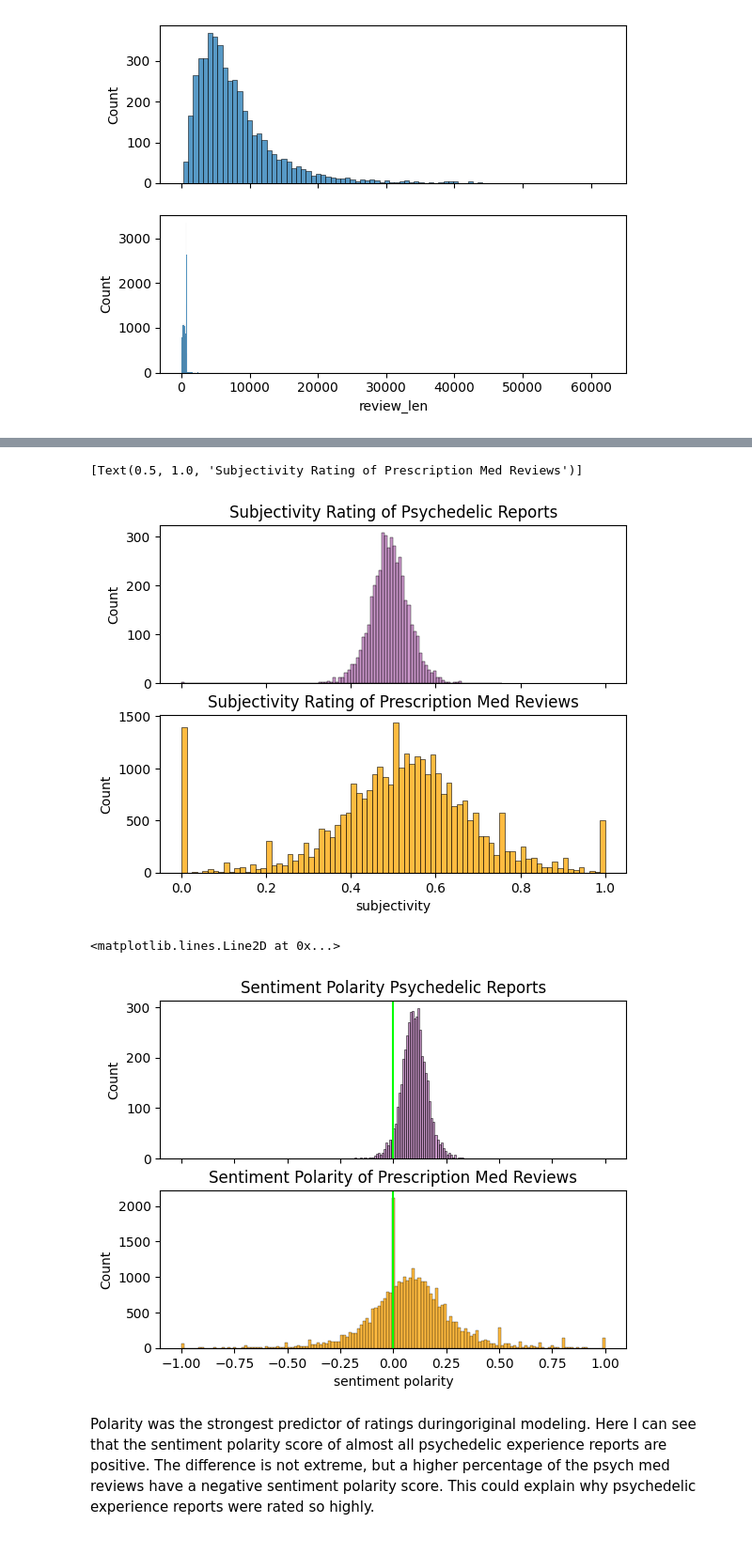
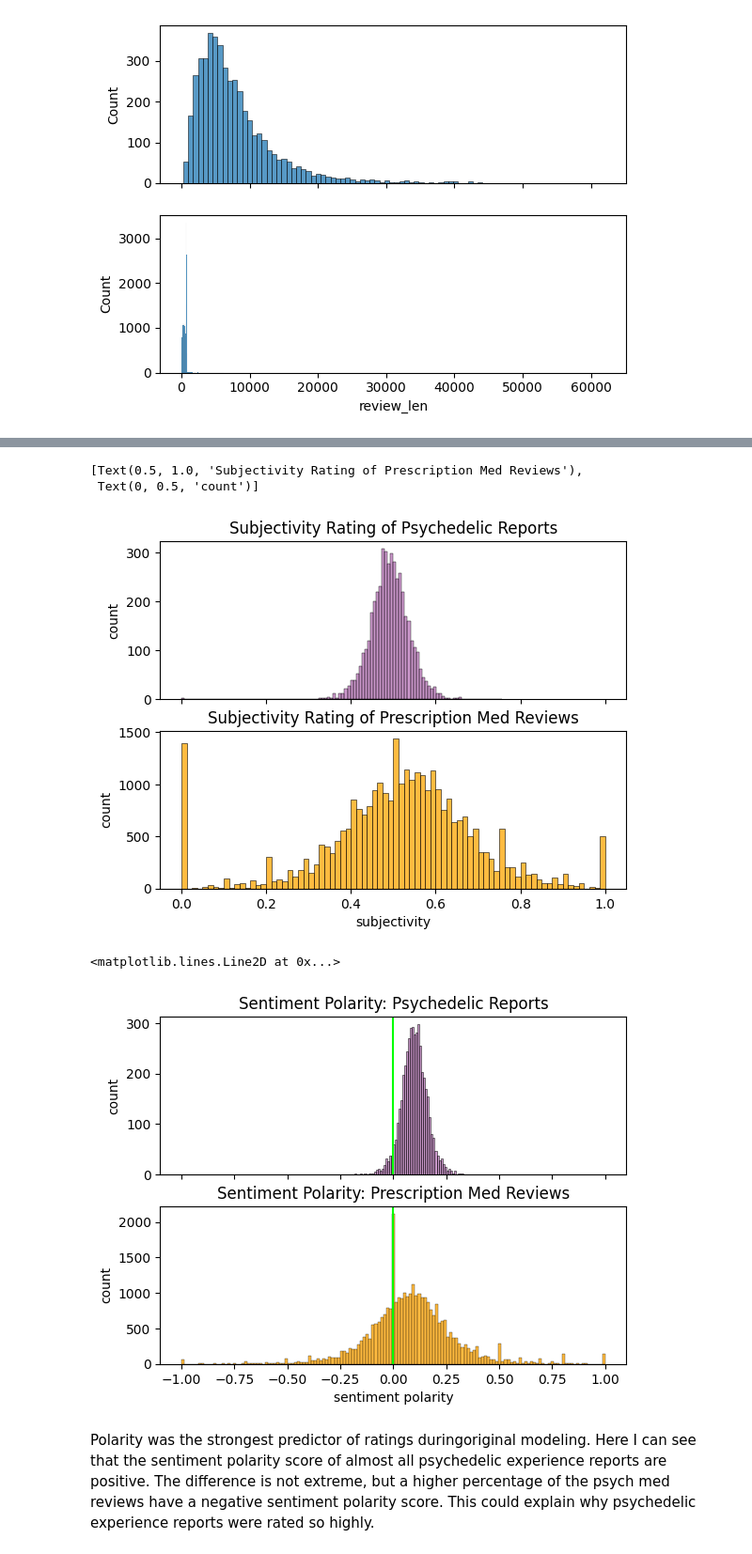
Before and after one commit to fractaldatalearning/psychedelic_efficacy, a Jupyter notebook: notebooks/10-kl-reports-engineer-ratings.ipynb, the cells around one changed output, grey strips where cells are left out. Shown at 94% size. Cells and saved outputs as stored; diff of their text form; code cells hidden in the pictures.

```diff
--- a/notebooks/10-kl-reports-engineer-ratings.ipynb
+++ b/notebooks/10-kl-reports-engineer-ratings.ipynb
@@ -580,27 +585,29 @@ sns.histplot(data=studies_df[studies_df.complexity<20]['complexity'], ax=axes[1]
 fig, axes = plt.subplots(nrows=2, ncols=1, sharex=True)
 
 sns.histplot(data=psychedelic_df.subjectivity, ax=axes[0], color='purple' ,alpha=0.4).set(
-    title='Subjectivity Rating of Psychedelic Reports')
+    title='Subjectivity Rating of Psychedelic Reports', ylabel='count')
 
 sns.histplot(data=studies_df.subjectivity, ax=axes[1], color='orange').set(
-    title='Subjectivity Rating of Prescription Med Reviews')
+    title='Subjectivity Rating of Prescription Med Reviews', ylabel='count')
 # %% [output]
-[Text(0.5, 1.0, 'Subjectivity Rating of Prescription Med Reviews')]
+[Text(0.5, 1.0, 'Subjectivity Rating of Prescription Med Reviews'),
+ Text(0, 0.5, 'count')]
 [figure]
 # %%
 fig, ax = plt.subplots(nrows=2, ncols=1, sharex=True)
 
 sns.histplot(data=psychedelic_df.polarity, ax=ax[0], color='purple', alpha=0.4).set(
-    title='Sentiment Polarity Psychedelic Reports')
+    title='Sentiment Polarity: Psychedelic Reports', ylabel='count')
 
 sns.histplot(data=studies_df.original_polarity, ax=ax[1], color='orange').set(
-    title='Sentiment Polarity of Prescription Med Reviews', xlabel='sentiment polarity')
+    title='Sentiment Polarity: Prescription Med Reviews', xlabel='sentiment polarity',
+    ylabel='count')
 
 ax[0].axvline(x=0, color='lime')
 ax[1].axvline(x=0, color='lime')
 # %% [output]
 <matplotlib.lines.Line2D at 0x...>
-[figure, old version]
+[figure, new version]
 # %% [markdown]
 Polarity was the strongest predictor of ratings duringoriginal modeling. Here I can see that the sentiment polarity score of almost all psychedelic experience reports are positive. The difference is not extreme, but a higher percentage of the psych med reviews have a negative sentiment polarity score. This could explain why psychedelic experience reports were rated so highly.
 # %%
```
Also changed, not shown: parts of 9 cells of this notebook, 14 other files.
